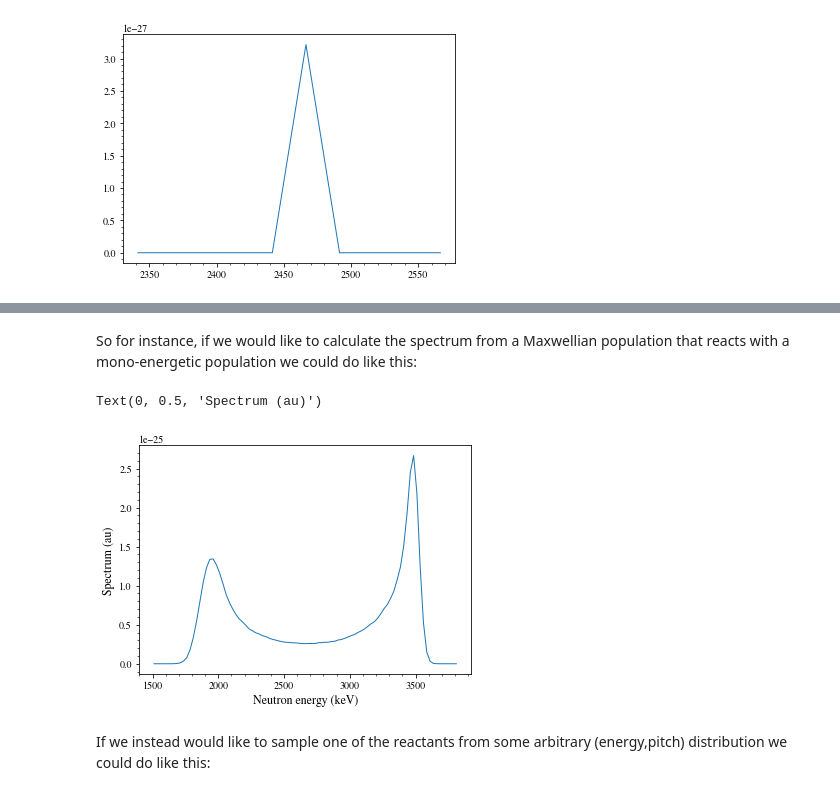
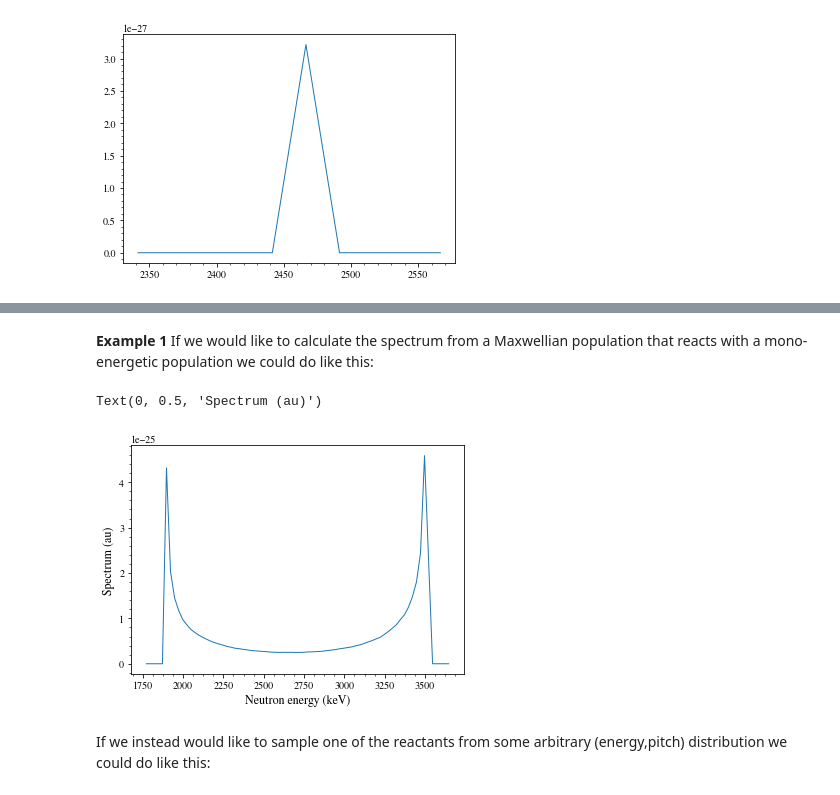
Before and after one commit to jacob-eri/pydress, a Jupyter notebook: doc/Spectrum_calculations.ipynb, the cells around one changed output, grey strips where cells are left out. Saved outputs shown, nothing was run; the diff lists cells and outputs as text; code cells hidden in the pictures.

Commit message:
Updated example notebook

```diff
--- a/doc/Spectrum_calculations.ipynb
+++ b/doc/Spectrum_calculations.ipynb
@@ -77,24 +72,51 @@ The number of samples drawn by the methods above is determined by the `spec_calc
 # %% [markdown]
-So for instance, if we would like to calculate the spectrum from a Maxwellian population that reacts with a mono-energetic population we could do like this:
+**Example 1** If we would like to calculate the spectrum from a Maxwellian population that reacts with a mono-energetic population we could do like this:
-# %%
-spec_calc.n_samples = 1e6
-spec_calc.u = [0,0,1]       # Tip: try playing with the emission direction to see how this impacts the spectrum
-
-T = 5.0       # temperature of reactant a (keV)
-spec_calc.reactant_a.sample_maxwellian_dist(T)
-
-E0 = 500.0    # beam-energy of reactant b(keV)
-pitch_range = [-0.1, 0.1]
-spec_calc.reactant_b.sample_mono_dist(E0, pitch_range=pitch_range)
-
-spectrum, bin_centers = spec_calc()
-
-plt.plot(bin_centers, spectrum)
-plt.xlabel('Neutron energy (keV)')
-plt.ylabel('Spectrum (au)')
-# %% [output]
-Text(0, 0.5, 'Spectrum (au)')
-[figure, removed]
+# %%
+# Distribution of 1st reactant (aka reactant a)
+# -----------------------------------------
+particle_a = spec_calc.reactant_a.particle
+Ta = 5.0              # temperature of reactant a (keV)
+density_a = None      # density of reactant a (not relevant for this example, see further below)
+dist_a = dress.dists.MaxwellianDistribution(Ta, particle_a, density_a)
+
+# Distribution of 2nd reactant (aka reactant b)
+# -----------------------------------------
+particle_b = spec_calc.reactant_b.particle
+Eb = 500.0                 # beam-energy of reactant b(keV)
+density_b = None           # density of reactant a (not relevant for this example, see further below)
+
+# For energy distributions we can optionally specify a range of directions of the velocities
+# by giving the range of pitch (i.e. v_parallel/v) values relative to some reference direction.
+# The reference direction can be the magnetic field in a tokamak, for instance.
+# Note that the pitch determines the parallel velocity component completely, while the
+# perpendicular component has an additional degree of freedom. In all dress distributions,
+# the direction of v_perpendicular is determined by sampling the azimuthal angle w.r.t. to
+# the referense direction uniformly, thus mimicking e.g. the cyclotron motion of charged
+# particles around magnetic field lines.
+# In the present example we choose the beam to have pitch values close to zero, i.e. mainly
+# perpendicular w.r.t. the reference direction.
+dist_b = dress.dists.MonoEnergeticDistribution(Eb, particle_b, density_b,
+                                               pitch_range=[-0.1,0.1], ref_dir=[0,1,0])
+
+
+# Sample velocities from the distributions
+# ----------------------------------------
+spec_calc.n_samples = 1e6
+
+spec_calc.reactant_b.v = dist_a.sample(spec_calc.n_samples)
+spec_calc.reactant_b.v = dist_b.sample(spec_calc.n_samples)
+
+# Calculate spectrum in a given direction
+# ---------------------------------------
+spec_calc.u = [0,0,1]       # Tip: try playing with the emission direction to see how this impacts the spectrum
+spectrum, bin_centers = spec_calc()
+
+plt.plot(bin_centers, spectrum)
+plt.xlabel('Neutron energy (keV)')
+plt.ylabel('Spectrum (au)')
+# %% [output]
+Text(0, 0.5, 'Spectrum (au)')
+[figure, added]
 # %% [markdown]
 If we instead would like to sample one of the reactants from some arbitrary (energy,pitch) distribution we could do like this:
 # %%
```
Also changed, not shown: parts of 15 cells of this notebook, 2 other files.
